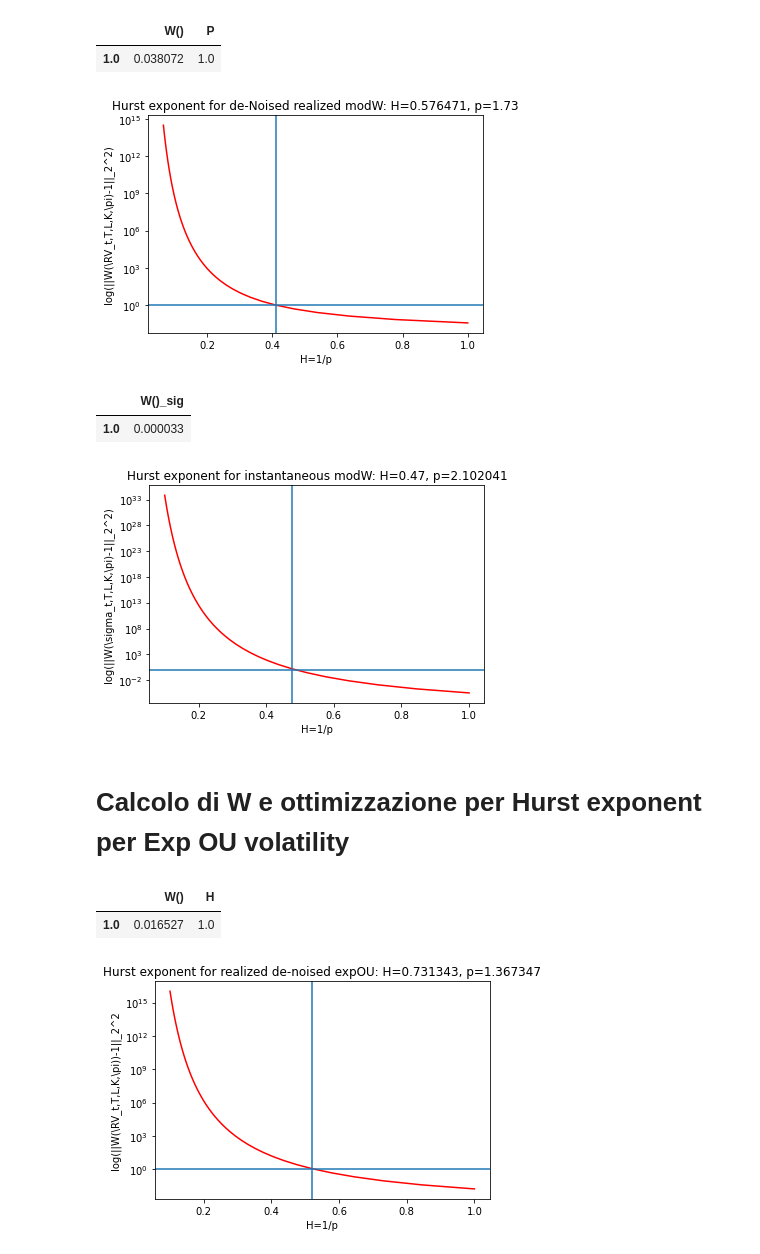
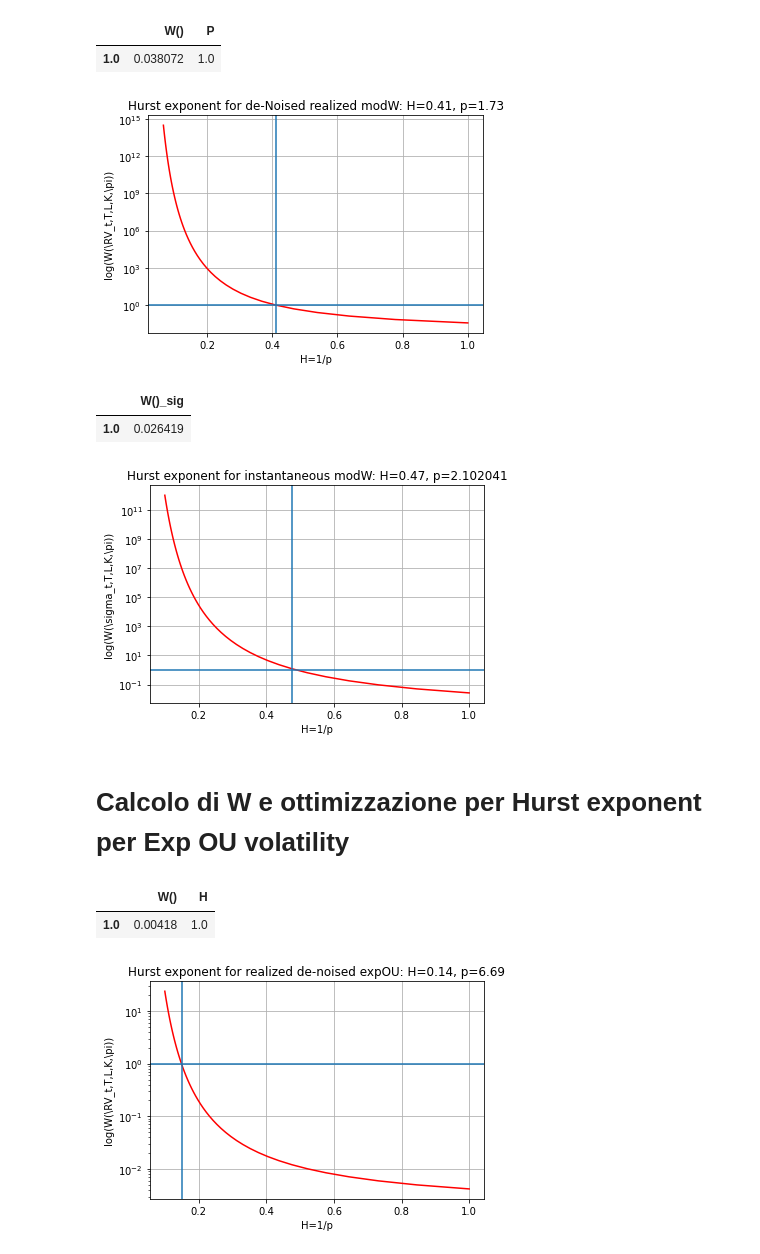
Before and after one commit to macrandrea/RoughVolArtOrArtefact, a Jupyter notebook: Hurst_P-varGIT.ipynb, the cells around one changed output. Cells and saved outputs as stored; diff of their text form; code cells hidden in the pictures.

```diff
--- a/Hurst_P-varGIT.ipynb
+++ b/Hurst_P-varGIT.ipynb
@@ -27,7 +25,7 @@ Hrmod=[]
 for p in range(len(P)):
     Hrmod.append(1/P[p])
 for p in range(len(P)):
-    w[p]=np.linalg.norm(em.calcW(f,76,P[p]))**2
+    w[p]=np.linalg.norm(em.calcW(f,30,P[p]))**2
 min(w)
 data=pd.DataFrame(w,index=Hrmod,columns=['W()'])
 data['P']=P
@@ -64,13 +63,14 @@ data[ data['W()'] <= min(w) ]
 # %%
 plt.semilogy(HrmodNon,w,'r')
 plt.xlabel('H=1/p')
-plt.ylabel('log(||W(\RV_t,T,L,K,\pi)-1||_2^2)')
-plt.title('Hurst exponent for de-Noised realized modW: H=0.576471, p=1.73')
+plt.ylabel('log(W(\RV_t,T,L,K,\pi))')
+plt.title('Hurst exponent for de-Noised realized modW: H=0.41, p=1.73')
 plt.axvline(x=0.411765, ymin=0.0, ymax=7)
 plt.axhline(y=1)
+plt.grid(True)
 plt.show()
 # %% [output]
-[figure, old version]
+[figure, new version]
 # %%
 #INSTANT VOL PER MOD
 P=np.linspace(1,10)
@@ -79,13 +79,13 @@ Hrsig=[]
 for p in range(len(P)):
     Hrsig.append(1/P[p])
 for p in range(len(P)):
-    w[p]=np.linalg.norm(em.calcW(s[1],23399,P[p]))**2
+    w[p]=np.linalg.norm(em.calcW(s[1],35,P[p]))**2
 min(w)
 datasig=pd.DataFrame(w,index=P,columns=['W()_sig'])
 datasig[ datasig['W()_sig'] == min(w) ]
 # %% [output]
 |  | W()_sig |
-| 1.0 | 0.000033 |
+| 1.0 | 0.026419 |
 # %%
 plt.semilogy(Hrsig,w,'r')
 plt.xlabel('H=1/p')
@@ -93,9 +93,10 @@ plt.ylabel('log(W(\sigma_t,T,L,K,\pi))')
 plt.title('Hurst exponent for instantaneous modW: H=0.47, p=2.102041')
 plt.axvline(x=1/2.102041, ymin=0.0, ymax=7)
 plt.axhline(y=1)
+plt.grid(True)
 plt.show()
 # %% [output]
-[figure, old version]
+[figure, new version]
 # %% [markdown]
 Calcolo di W e ottimizzazione per Hurst exponent per Exp OU volatility
  =======
@@ -115,25 +116,26 @@ Hrouno=[]
 for p in range(len(P)):
     Hrouno.append(1/P[p])
 for p in range(len(P)):
-    w[p]=np.linalg.norm(em.calcW(fOU,76,P[p]))**2
+    w[p]=np.linalg.norm(em.calcW(fOU,25,P[p]))**2
 min(w)
 dataOU=pd.DataFrame(w,index=P,columns=['W()'])
 dataOU['H']=Hrouno
 dataOU[ dataOU['W()'] <= min(w)]
 # %% [output]
 |  | W() | H |
-| 1.0 | 0.016527 | 1.0 |
+| 1.0 | 0.00418 | 1.0 |
 # %%
 plt.semilogy(Hrouno,w,'r')
-plt.ylabel('log(||W(\RV_t,T,L,K,\pi))-1||_2^2')
+plt.ylabel('log(W(\RV_t,T,L,K,\pi))')
 plt.xlabel('H=1/p')
 #plt.annotate('Our', xy=(0.2, 105), xytext=(0.2, 105))
-plt.title('Hurst exponent for realized de-noised expOU: H=0.731343, p=1.367347')
-plt.axvline(x=0.521277, ymin=0.0, ymax=7)
+plt.title('Hurst exponent for realized de-noised expOU: H=0.14, p=6.69')
+plt.axvline(x=1/6.693878, ymin=0.0, ymax=7)
+plt.grid(True)
 plt.axhline(y=1)
 plt.show()
 # %% [output]
-[figure, old version]
+[figure, new version]
 # %%
 P=np.linspace(1,10)
 w=np.zeros(len(P))
```
Also changed, not shown: parts of 8 cells of this notebook, 3 other files.
